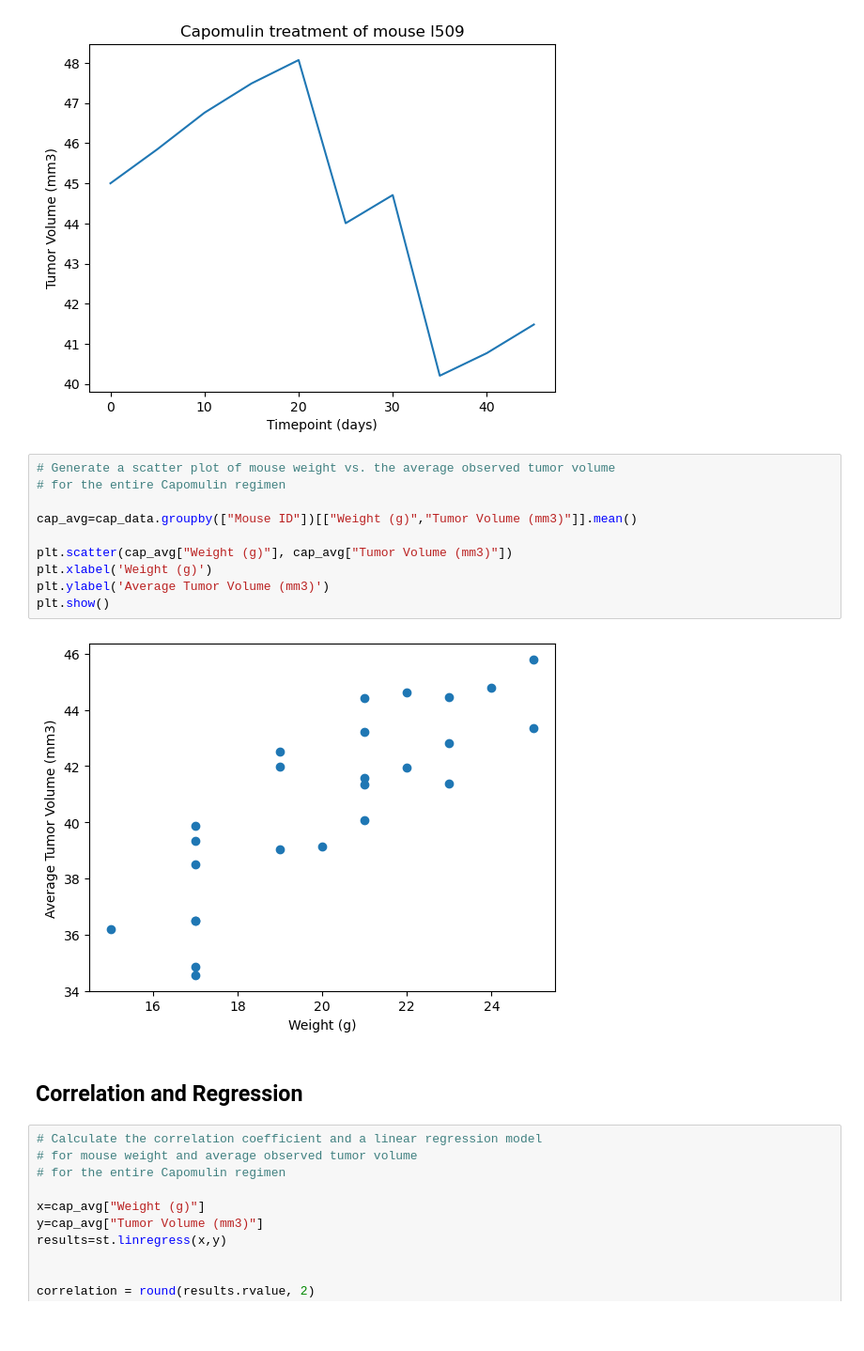
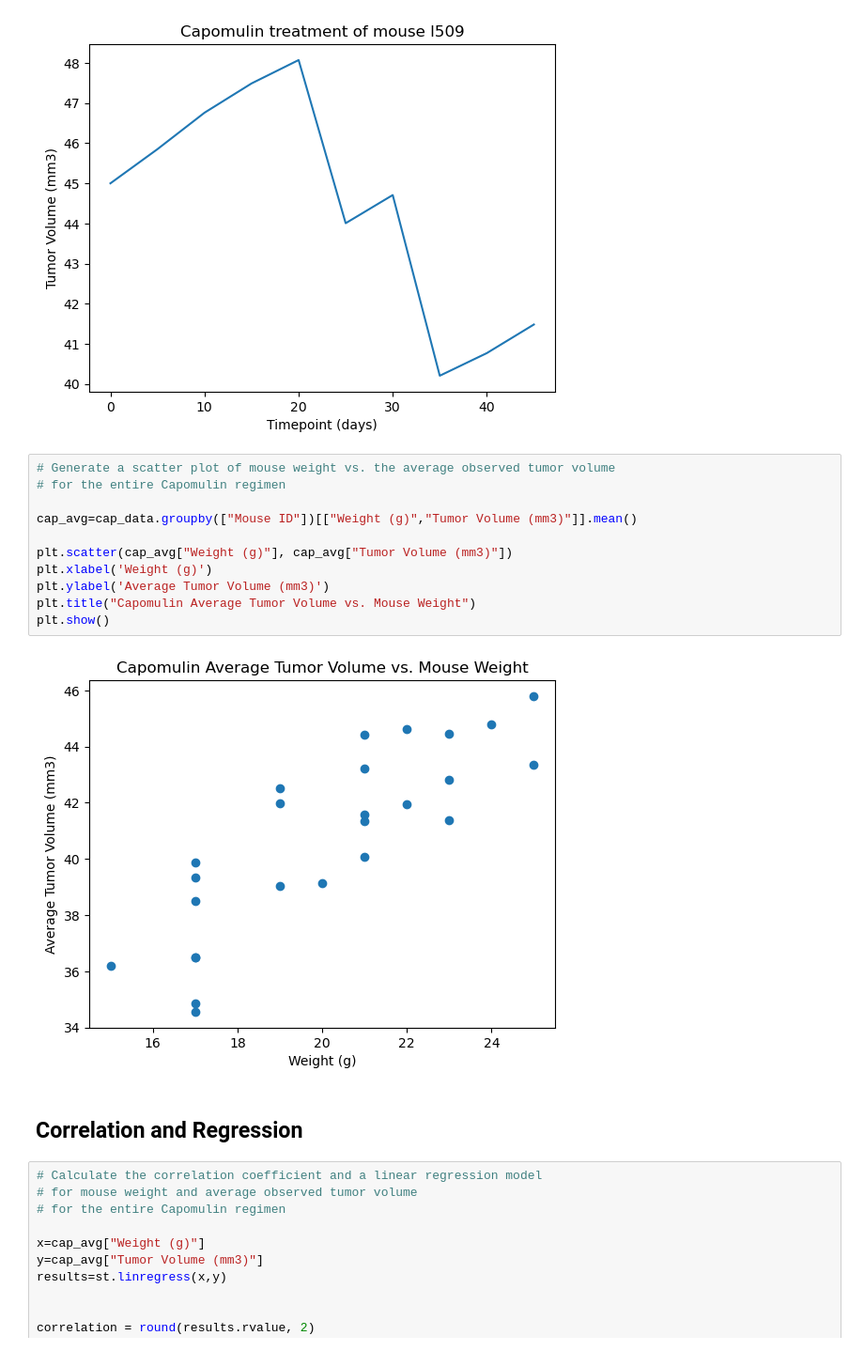
Before and after one commit to UzmaSayyeda/Matplotlib-Cancer-Treatment-Analysis, a Jupyter notebook: Matplotlib/Pymaceuticals.ipynb, the cells around one changed output. Shown at 94% size. Cells and saved outputs as stored; diff of their text form; blank space fills up the shorter version.

```diff
--- a/Matplotlib/Pymaceuticals.ipynb
+++ b/Matplotlib/Pymaceuticals.ipynb
@@ -241,17 +243,18 @@ plt.show()
 # %%
 # Generate a scatter plot of mouse weight vs. the average observed tumor volume
 # for the entire Capomulin regimen
 
 cap_avg=cap_data.groupby(["Mouse ID"])[["Weight (g)","Tumor Volume (mm3)"]].mean()
 
 plt.scatter(cap_avg["Weight (g)"], cap_avg["Tumor Volume (mm3)"])
 plt.xlabel('Weight (g)')
 plt.ylabel('Average Tumor Volume (mm3)')
+plt.title("Capomulin Average Tumor Volume vs. Mouse Weight")
 plt.show()
 # %% [output]
-[figure, old version]
+[figure, new version]
-# %% [markdown]
-## Correlation and Regression
+# %% [markdown]
+## Correlation and Regression
 # %%
 # Calculate the correlation coefficient and a linear regression model
 # for mouse weight and average observed tumor volume
```
Also changed, not shown: parts of 5 cells of this notebook.
